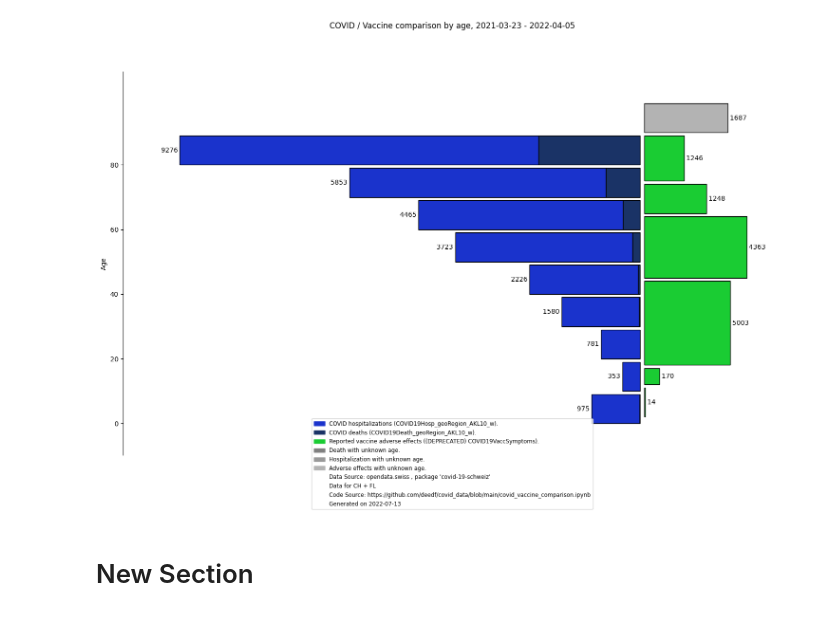
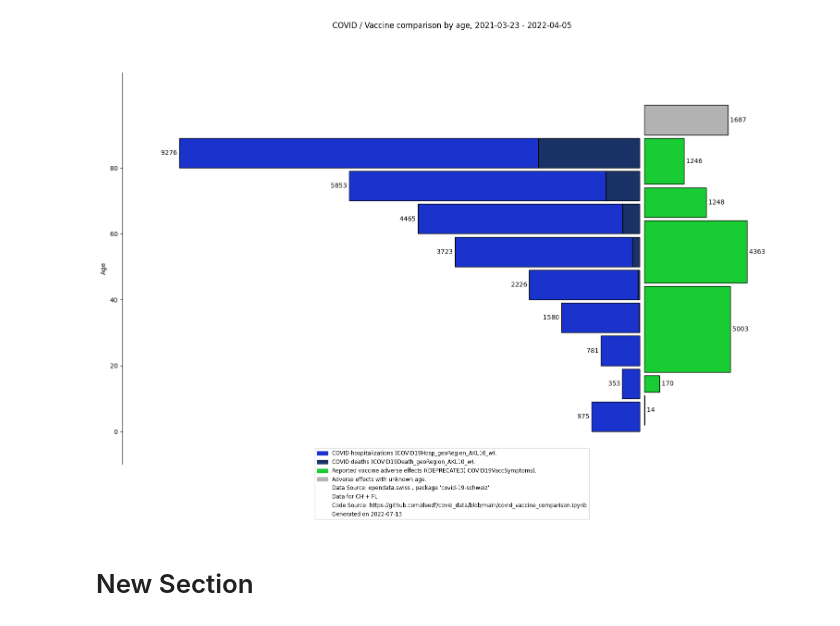
Before and after one commit to deedf/covid_data, a Jupyter notebook: covid_vaccine_comparison.ipynb, the cells around one changed output. Drawn from its saved outputs; the diff is of its cells as text; code cells hidden in the pictures.

Commit message:
Fix legend

```diff
--- a/covid_vaccine_comparison.ipynb
+++ b/covid_vaccine_comparison.ipynb
@@ -178,12 +178,12 @@ def _build_graph(
             f"Reported vaccine adverse effects ({symptoms['display_name']['en']}).",
         ),
     ]
-    # if counts.death["age_group"]["Unbekannt"] > 0:
-    legends.append((DEATH_UNKNOWN_COLOR, "Death with unknown age."))
-    # if counts.hosp["age_group"]["Unbekannt"] > 0:
-    legends.append((HOSP_UNKNOWN_COLOR, "Hospitalization with unknown age."))
-    # if counts.symptoms["age_group"]["unknown"] > 0:
-    legends.append((SYMPTOM_UNKNOWN_COLOR, "Adverse effects with unknown age."))
+    if counts.death["Unbekannt"] > 0:
+      legends.append((DEATH_UNKNOWN_COLOR, "Death with unknown age."))
+    if counts.hosp["Unbekannt"] > 0:
+      legends.append((HOSP_UNKNOWN_COLOR, "Hospitalization with unknown age."))
+    if counts.symptoms["unknown"] > 0:
+      legends.append((SYMPTOM_UNKNOWN_COLOR, "Adverse effects with unknown age."))
     legends.append(
         (TRANSPARENT_COLOR, f"Data Source: opendata.swiss , package '{DATASET_NAME}'")
     )
@@ -206,33 +206,33 @@ def _build_graph(
     plot.spines["right"].set_visible(False)
     plot.spines["bottom"].set_visible(False)
     plt.show()
 
 
 def _main() -> None:
     client = RemoteCKAN(CKAN_API_URL)
     dataset = client.call_action("package_show", {"name_or_id": DATASET_NAME})
     _build_graph(
         [
             r
             for r in dataset["resources"]
             if r["identifier"] == "weekly-death-age-range-csv"
         ][0],
         [
             r
             for r in dataset["resources"]
             if r["identifier"] == "weekly-hosp-age-range-csv"
         ][0],
         [
             r
             for r in dataset["resources"]
             if r["identifier"] == "daily-vacc-symptoms-csv"
         ][0],
     )
 
 
 if __name__ == "__main__":
     _main()
 # %% [output]
-[figure, old version]
+[figure, new version]
 # %% [markdown]
 # New Section
```
